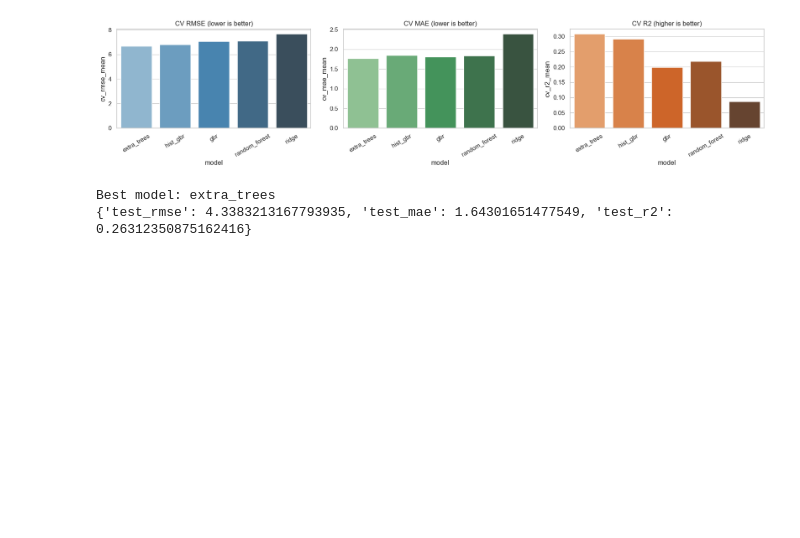
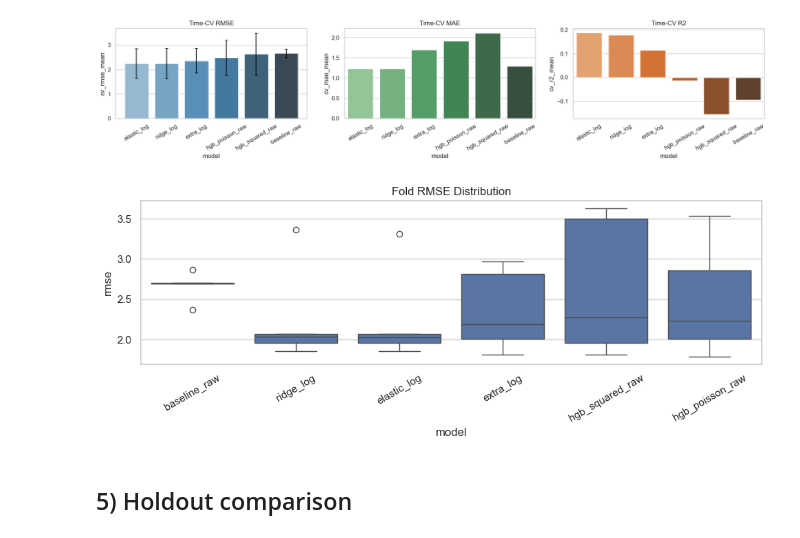
Before and after one commit to lauramanzanos23/INSY_674_FinalProject, a Jupyter notebook: models/RegressionModels.ipynb, the cells around one changed output. Saved outputs shown, nothing was run; the diff lists cells and outputs as text; code cells hidden in the pictures; blank space fills up the shorter version.

```diff
--- a/models/RegressionModels.ipynb
+++ b/models/RegressionModels.ipynb
@@ -175,0 +47,14 @@ Name: popularity, dtype: float64
+# %%
+
+model_path = Path("data/data_model_with_target.csv")
+if not model_path.exists():
+    model_path = Path("../data/data_model_with_target.csv")
+
+if not model_path.exists():
+    raise FileNotFoundError("Could not find data_model_with_target.csv")
+
+df = pd.read_csv(model_path)
+print("Loaded:", model_path, df.shape)
+
+if "popularity" not in df.columns:
+    raise ValueError("Expected 'popularity' column")
@@ -258,38 +271,36 @@ cv_df
 # %%
 
-fig, axes = plt.subplots(1, 3, figsize=(17, 4))
-sns.barplot(data=cv_df, x='model', y='cv_rmse_mean', ax=axes[0], palette='Blues_d')
-axes[0].set_title('CV RMSE (lower is better)')
-axes[0].tick_params(axis='x', rotation=30)
+fig, axes = plt.subplots(1, 3, figsize=(18, 4))
 
-sns.barplot(data=cv_df, x='model', y='cv_mae_mean', ax=axes[1], palette='Greens_d')
-axes[1].set_title('CV MAE (lower is better)')
-axes[1].tick_params(axis='x', rotation=30)
+sns.barplot(data=cv_summary, x="model", y="cv_rmse_mean", ax=axes[0], palette="Blues_d")
+axes[0].errorbar(
+    np.arange(len(cv_summary)),
+    cv_summary["cv_rmse_mean"],
+    yerr=cv_summary["cv_rmse_std"].fillna(0),
+    fmt="none", ecolor="black", capsize=3,
+)
+axes[0].set_title("Time-CV RMSE")
+axes[0].tick_params(axis="x", rotation=30)
 
-sns.barplot(data=cv_df, x='model', y='cv_r2_mean', ax=axes[2], palette='Oranges_d')
-axes[2].set_title('CV R2 (higher is better)')
-axes[2].tick_params(axis='x', rotation=30)
+sns.barplot(data=cv_summary, x="model", y="cv_mae_mean", ax=axes[1], palette="Greens_d")
+axes[1].set_title("Time-CV MAE")
+axes[1].tick_params(axis="x", rotation=30)
+
+sns.barplot(data=cv_summary, x="model", y="cv_r2_mean", ax=axes[2], palette="Oranges_d")
+axes[2].set_title("Time-CV R2")
+axes[2].tick_params(axis="x", rotation=30)
 
 plt.tight_layout()
 plt.show()
+
+plt.figure(figsize=(10, 4))
+sns.boxplot(data=cv_fold_df, x="model", y="rmse")
+plt.title("Fold RMSE Distribution")
+plt.xticks(rotation=30)
+plt.tight_layout()
+plt.show()
 # %% [output]
-[figure, old version]
+[figure, new version]
+[figure, added]
-# %%
-
-best_name = cv_df.iloc[0]['model']
-best_model = models[best_name]
-
-best_model.fit(X_train, y_train)
-pred = best_model.predict(X_test)
-
-test_metrics = {
-    'test_rmse': float(np.sqrt(mean_squared_error(y_test, pred))),
-    'test_mae': float(mean_absolute_error(y_test, pred)),
-    'test_r2': float(r2_score(y_test, pred))
-}
-
-print('Best model:', best_name)
-print(test_metrics)
-# %% [output]
-Best model: extra_trees
-{'test_rmse': 4.3383213167793935, 'test_mae': 1.64301651477549, 'test_r2': 0.26312350875162416}
+# %% [markdown]
+## 5) Holdout comparison
```
Also changed, not shown: parts of 24 cells of this notebook, 4 other files.
